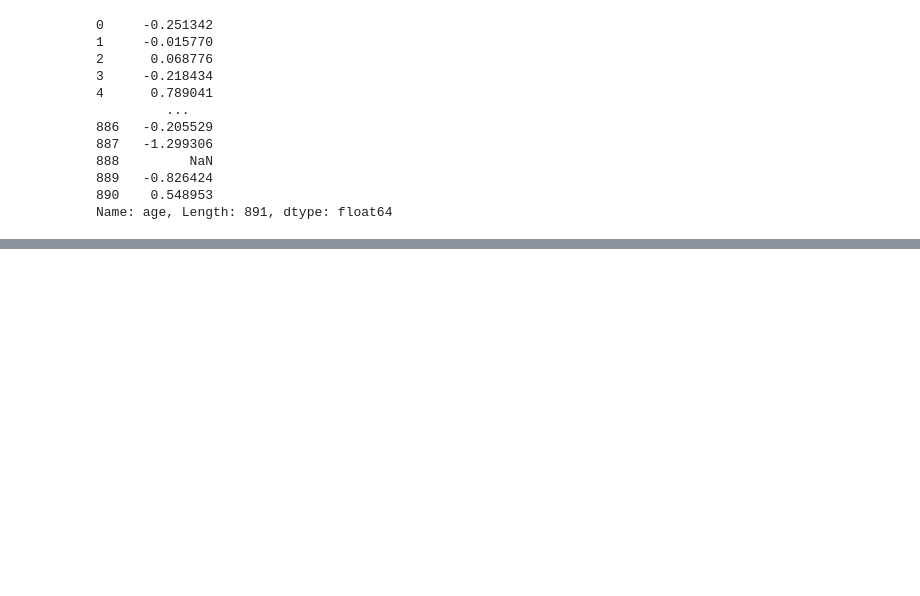
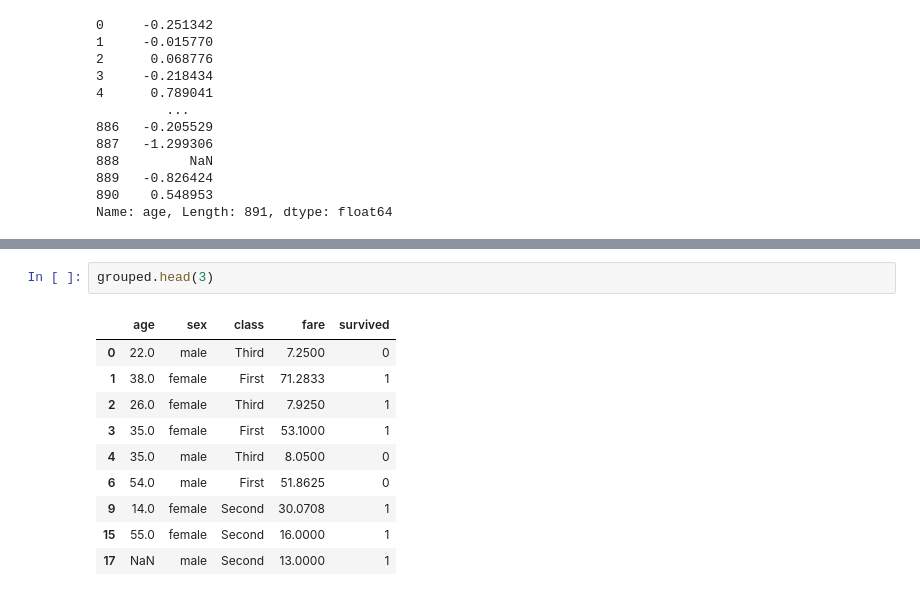
Before and after one commit to leejw4992-a11y/17-data-analytics, a Jupyter notebook: 06_데이터프레임응용/03_그룹연산.ipynb, the cells around one changed output, grey strips where cells are left out. Drawn from its saved outputs; the diff is of its cells as text; blank space fills up the shorter version.

```diff
--- a/03_그룹연산.ipynb
+++ b/06_데이터프레임응용/03_그룹연산.ipynb
@@ -428,0 +470,13 @@ Name: age, Length: 891, dtype: float64
+# %%
+grouped.head(3)
+# %% [output]
+|  | age | sex | class | fare | survived |
+| 0 | 22.0 | male | Third | 7.2500 | 0 |
+| 1 | 38.0 | female | First | 71.2833 | 1 |
+| 2 | 26.0 | female | Third | 7.9250 | 1 |
+| 3 | 35.0 | female | First | 53.1000 | 1 |
+| 4 | 35.0 | male | Third | 8.0500 | 0 |
+| 6 | 54.0 | male | First | 51.8625 | 0 |
+| 9 | 14.0 | female | Second | 30.0708 | 1 |
+| 15 | 55.0 | female | Second | 16.0000 | 1 |
+| 17 | NaN | male | Second | 13.0000 | 1 |
```
Also changed, not shown: parts of 18 cells of this notebook, 21 other files.
